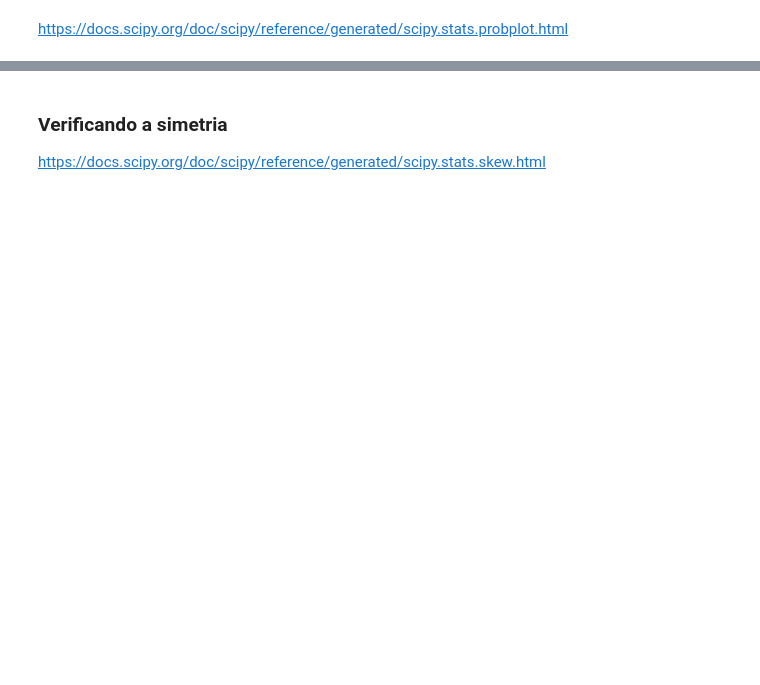
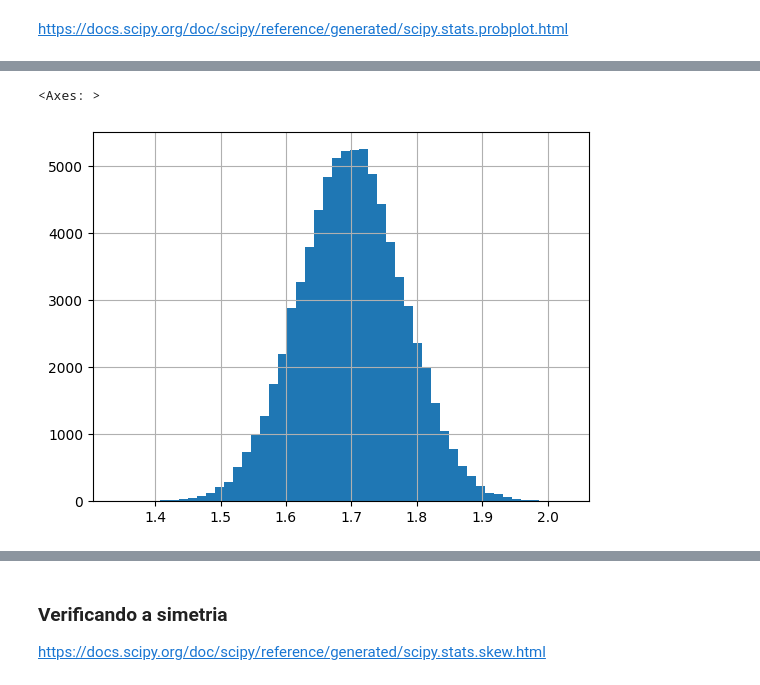
Before and after one commit to lemaldonadogm/Courses, a Jupyter notebook: Statistics/Parte 4 - Correlação e Regressão/Curso_de_Estatística_Parte_4.ipynb, the cells around one changed output, grey strips where cells are left out. Drawn from its saved outputs; the diff is of its cells as text; code cells hidden in the pictures; blank space fills up the shorter version.

```diff
--- a/Statistics/Parte 4 - Correlação e Regressão/Curso_de_Estatística_Parte_4.ipynb
+++ b/Statistics/Parte 4 - Correlação e Regressão/Curso_de_Estatística_Parte_4.ipynb
@@ -1462,0 +1537,6 @@ https://docs.scipy.org/doc/scipy/reference/generated/scipy.stats.probplot.html
+# %%
+## Exemplo de uma variável que foi construída manualmente para ser uma normal
+dados['Altura'].hist(bins = 50)
+# %% [output]
+<Axes: >
+[figure, added]
```
Also changed, not shown: parts of 26 cells of this notebook.
